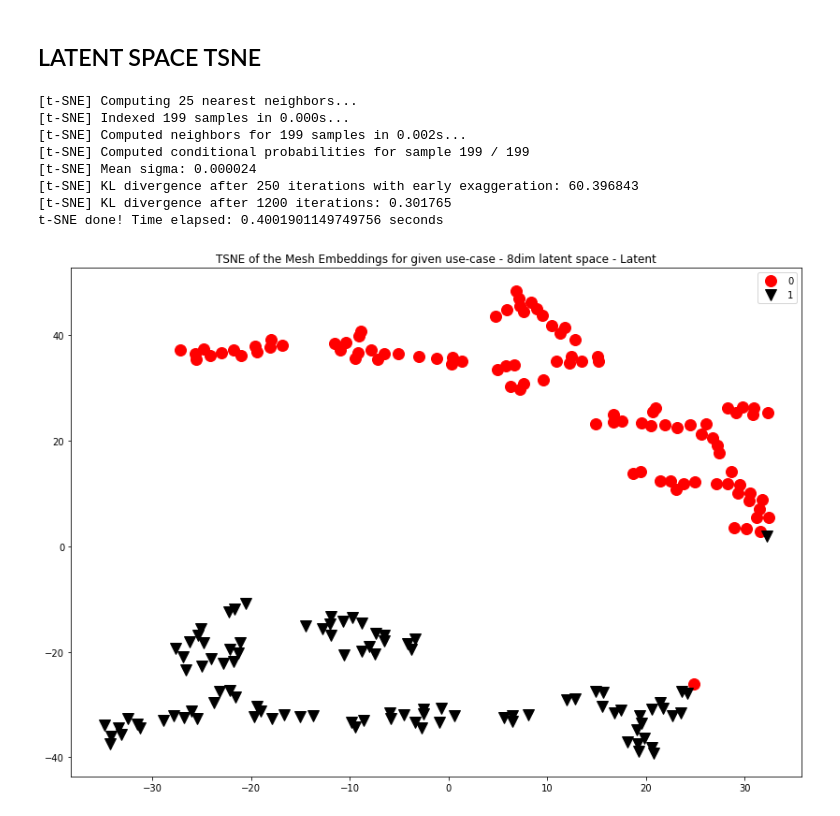
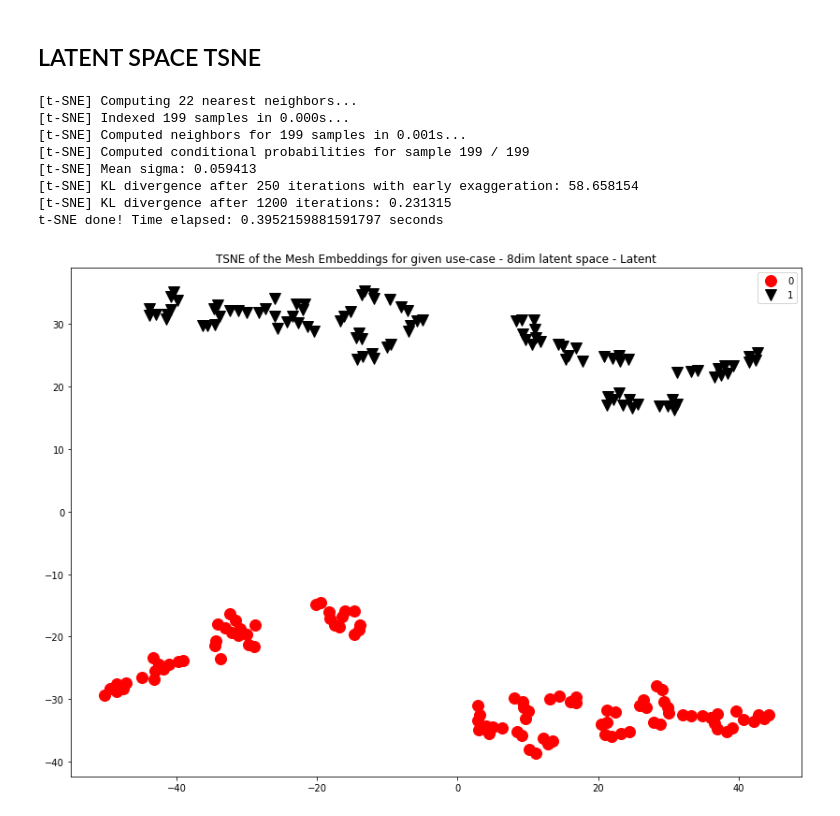
Before and after one commit to ShaulSolomon/academix-ydata-project-truncated, a Jupyter notebook: code/5_vae.ipynb, the cells around one changed output. Cells and saved outputs as stored; diff of their text form; code cells hidden in the pictures.

```diff
--- a/code/5_vae.ipynb
+++ b/code/5_vae.ipynb
@@ -662,7 +662,7 @@ Using pre-defined VAE FEATURES
 ## Input TSNE
 # %%
 time_start = time.time()
-tsne = TSNE(n_components=2, verbose=1, perplexity=8, n_iter=1200,random_state=42)
+tsne = TSNE(n_components=2, verbose=1, perplexity=5, n_iter=1200,random_state=42)
 tsne_results = tsne.fit_transform(group_run.features)
 print('t-SNE done! Time elapsed: {} seconds'.format(time.time()-time_start))
 
@@ -700,7 +700,7 @@ t-SNE done! Time elapsed: 0.40500879287719727 seconds
 ## Output TSNE
 # %%
 time_start = time.time()
-tsne = TSNE(n_components=2, verbose=1, perplexity=8, n_iter=1200,random_state=42)
+tsne = TSNE(n_components=2, verbose=1, perplexity=6, n_iter=1200,random_state=42)
 tsne_results = tsne.fit_transform(recon)
 print('t-SNE done! Time elapsed: {} seconds'.format(time.time()-time_start))
 
@@ -738,37 +738,37 @@ t-SNE done! Time elapsed: 0.4189448356628418 seconds
 ## LATENT SPACE TSNE
 # %%
 time_start = time.time()
-tsne = TSNE(n_components=2, verbose=1, perplexity=8, n_iter=1200,random_state=42)
+tsne = TSNE(n_components=2, verbose=1, perplexity=7, n_iter=1200,random_state=42)
 tsne_results = tsne.fit_transform(bottle_neck)
 print('t-SNE done! Time elapsed: {} seconds'.format(time.time()-time_start))
 
 df_subset=pd.DataFrame()
 df_subset['tsne-2d-one'] = tsne_results[:,0]
 df_subset['tsne-2d-two'] = tsne_results[:,1]
 df_subset['class'] = labels
 
 groups = df_subset.groupby('class')
 markers = ['o','v',"x"]
 colors = ["red","black","green"]
 # Plot
 fig, ax = plt.subplots(figsize=(14,10))
 
 ax.margins(0.05) # Optional, just adds 5% padding to the autoscaling
 for i, (name, group) in enumerate(groups):
     ax.set_title("TSNE of the Mesh Embeddings for given use-case - 8dim latent space - Latent")
     ax.plot(group['tsne-2d-one'], group['tsne-2d-two'], marker=markers[i], linestyle='', ms=12, label=name, color=colors[i])
 ax.legend()
 plt.show()
 fig.tight_layout();
 
 # fig.savefig('code/img/TSNE_Plots/meshemb_2usecase100_8dimls_latent_MSE+KLD.png', box_inches='tight')
 # %% [output]
-[t-SNE] Computing 25 nearest neighbors...
+[t-SNE] Computing 22 nearest neighbors...
 [t-SNE] Indexed 199 samples in 0.000s...
-[t-SNE] Computed neighbors for 199 samples in 0.002s...
+[t-SNE] Computed neighbors for 199 samples in 0.001s...
 [t-SNE] Computed conditional probabilities for sample 199 / 199
-[t-SNE] Mean sigma: 0.000024
-[t-SNE] KL divergence after 250 iterations with early exaggeration: 60.396843
-[t-SNE] KL divergence after 1200 iterations: 0.301765
-t-SNE done! Time elapsed: 0.4001901149749756 seconds
+[t-SNE] Mean sigma: 0.059413
+[t-SNE] KL divergence after 250 iterations with early exaggeration: 58.658154
+[t-SNE] KL divergence after 1200 iterations: 0.231315
+t-SNE done! Time elapsed: 0.3952159881591797 seconds
-[figure, old version]
+[figure, new version]
```
Also changed, not shown: parts of 8 cells of this notebook, 3 other files.
